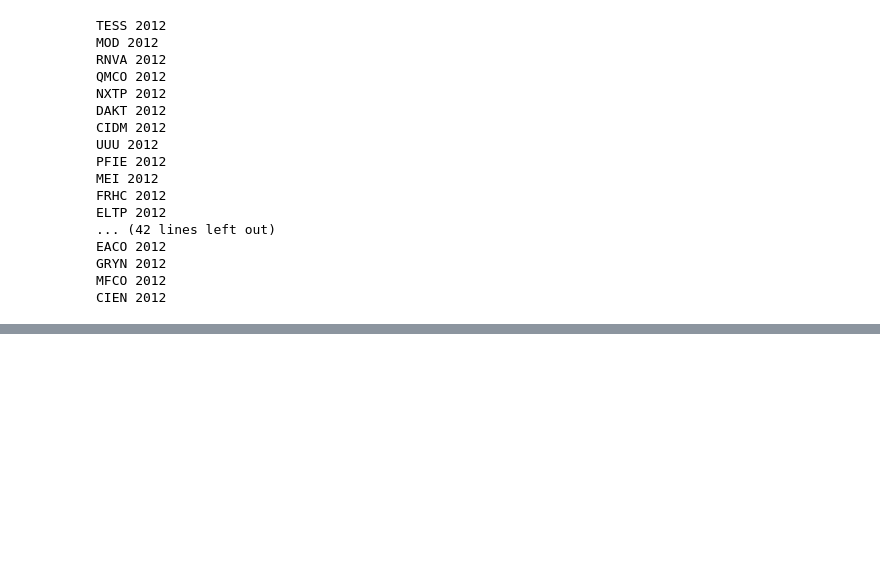
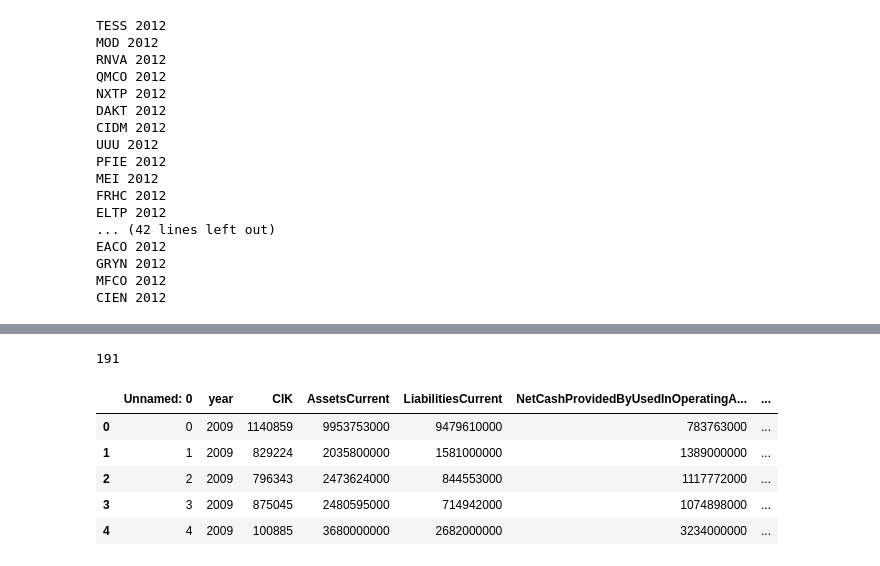
Before and after one commit to zpollats/LongTermStockPerformancePrediction, a Jupyter notebook: working_notebook.ipynb, the cells around one changed output, grey strips where cells are left out. Saved outputs shown, nothing was run; the diff lists cells and outputs as text; code cells hidden in the pictures; blank space fills up the shorter version.

```diff
--- a/working_notebook.ipynb
+++ b/working_notebook.ipynb
@@ -705,0 +719,2 @@ full_df.to_csv('./data/modeling_df')
+# %%
+df1 = pd.read_csv('./data/df1')
@@ -705,0 +737,2 @@ full_df.to_csv('./data/modeling_df')
+# %%
+df1['sector'] = df1['ticker'].map(get_sector)
@@ -705,0 +759,13 @@ full_df.to_csv('./data/modeling_df')
+# %%
+len(sector_dict)
+# %% [output]
+191
+# %%
+df1
+# %% [output]
+|  | Unnamed: 0 | year | CIK | AssetsCurrent | LiabilitiesCurrent | NetCashProvidedByUsedInOperatingA... | ... |
+| 0 | 0 | 2009 | 1140859 | 9953753000 | 9479610000 | 783763000 | ... |
+| 1 | 1 | 2009 | 829224 | 2035800000 | 1581000000 | 1389000000 | ... |
+| 2 | 2 | 2009 | 796343 | 2473624000 | 844553000 | 1117772000 | ... |
+| 3 | 3 | 2009 | 875045 | 2480595000 | 714942000 | 1074898000 | ... |
+| 4 | 4 | 2009 | 100885 | 3680000000 | 2682000000 | 3234000000 | ... |
```
Also changed, not shown: parts of 17 cells of this notebook, 6 other files.
